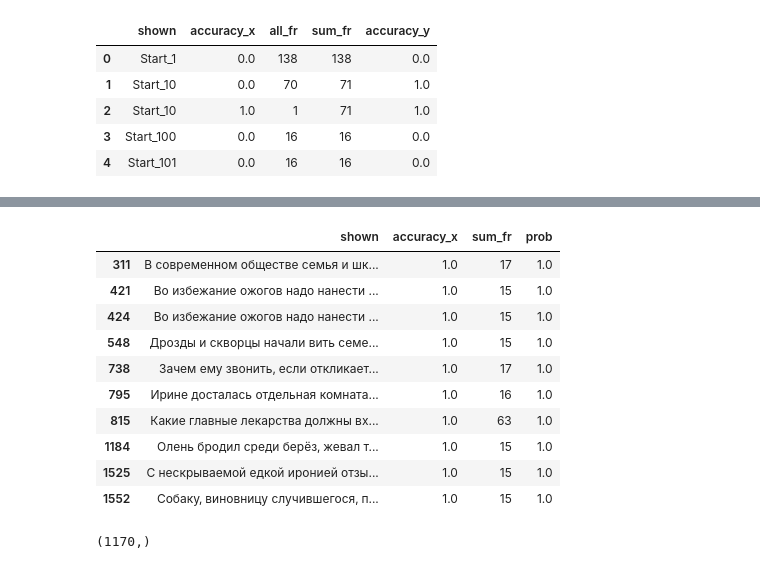
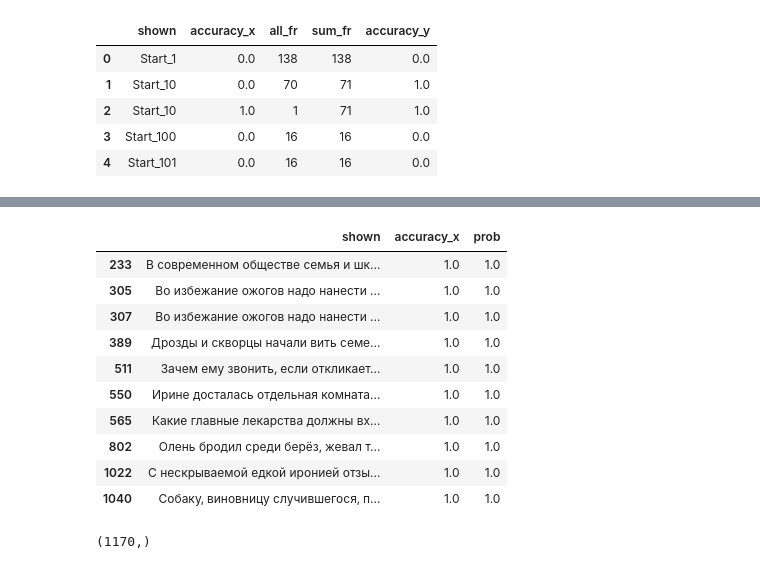
Before and after one commit to semensorokin/NLP_projects, a Jupyter notebook: LSTM_Cloze_prob_task/Compare_data.ipynb, the cells around one changed output, grey strips where cells are left out. Drawn from its saved outputs; the diff is of its cells as text; code cells hidden in the pictures.

Commit message:
Probs were normalised

```diff
--- a/LSTM_Cloze_prob_task/Compare_data.ipynb
+++ b/LSTM_Cloze_prob_task/Compare_data.ipynb
@@ -102,7 +102,7 @@ def normal(x):
 gg['index_norm'] = gg.sum_fr
 gg.index_norm = gg.index_norm.apply(normal)
 print(gg.head())
-gg['prob'] = np.where(gg.accuracy_x==1., (gg.all_fr*gg.index_norm)/(gg.index_norm*gg.sum_fr), 0)
+gg['prob'] = np.where(gg.accuracy_x==1., (gg.all_fr*gg.index_norm)/(gg.index_norm*gg.sum_fr), 0.0000000000000000001)
 res = gg[['shown', 'accuracy_x','sum_fr','prob']]
 res = res[res.prob!=0.]
 print(res.shape)
@@ -129,0 +130,6 @@ print(res.head())
+# %%
+r = res[['shown','accuracy_x', 'prob']].groupby(['shown']).sum()
+r = r.reset_index(level=['shown'])
+print(r.shape)
+#r.sum_fr = np.where(r.shown==res.shown, res.sum_fr, 0)
+r.head()
@@ -130,17 +144,17 @@ print(res.head())
 # %%
-res[res.prob>=1.]
+r[r.prob>=1.]
 # %% [output]
-|  | shown | accuracy_x | sum_fr | prob |
-| 311 | В современном обществе семья и шк... | 1.0 | 17 | 1.0 |
-| 421 | Во избежание ожогов надо нанести ... | 1.0 | 15 | 1.0 |
-| 424 | Во избежание ожогов надо нанести ... | 1.0 | 15 | 1.0 |
-| 548 | Дрозды и скворцы начали вить семе... | 1.0 | 15 | 1.0 |
-| 738 | Зачем ему звонить‚ если откликает... | 1.0 | 17 | 1.0 |
-| 795 | Ирине досталась отдельная комната... | 1.0 | 16 | 1.0 |
-| 815 | Какие главные лекарства должны вх... | 1.0 | 63 | 1.0 |
-| 1184 | Олень бродил среди берёз‚ жевал т... | 1.0 | 15 | 1.0 |
-| 1525 | С нескрываемой едкой иронией отзы... | 1.0 | 15 | 1.0 |
-| 1552 | Собаку‚ виновницу случившегося‚ п... | 1.0 | 15 | 1.0 |
+|  | shown | accuracy_x | prob |
+| 233 | В современном обществе семья и шк... | 1.0 | 1.0 |
+| 305 | Во избежание ожогов надо нанести ... | 1.0 | 1.0 |
+| 307 | Во избежание ожогов надо нанести ... | 1.0 | 1.0 |
+| 389 | Дрозды и скворцы начали вить семе... | 1.0 | 1.0 |
+| 511 | Зачем ему звонить‚ если откликает... | 1.0 | 1.0 |
+| 550 | Ирине досталась отдельная комната... | 1.0 | 1.0 |
+| 565 | Какие главные лекарства должны вх... | 1.0 | 1.0 |
+| 802 | Олень бродил среди берёз‚ жевал т... | 1.0 | 1.0 |
+| 1022 | С нескрываемой едкой иронией отзы... | 1.0 | 1.0 |
+| 1040 | Собаку‚ виновницу случившегося‚ п... | 1.0 | 1.0 |
 # %%
 data.shown.unique().shape
 # %% [output]
```
Also changed, not shown: parts of 12 cells of this notebook.
